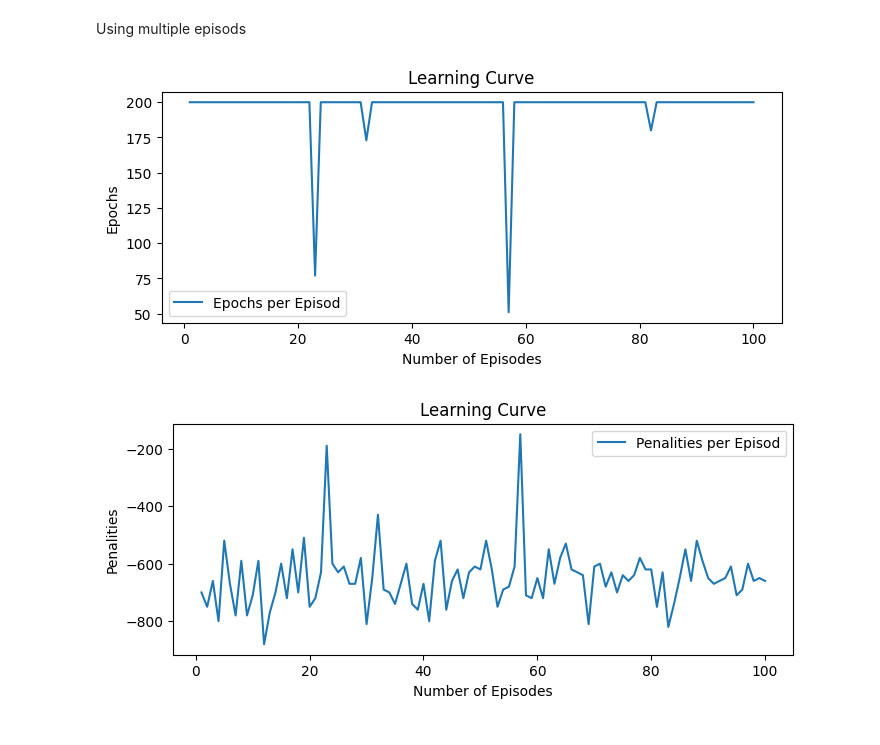
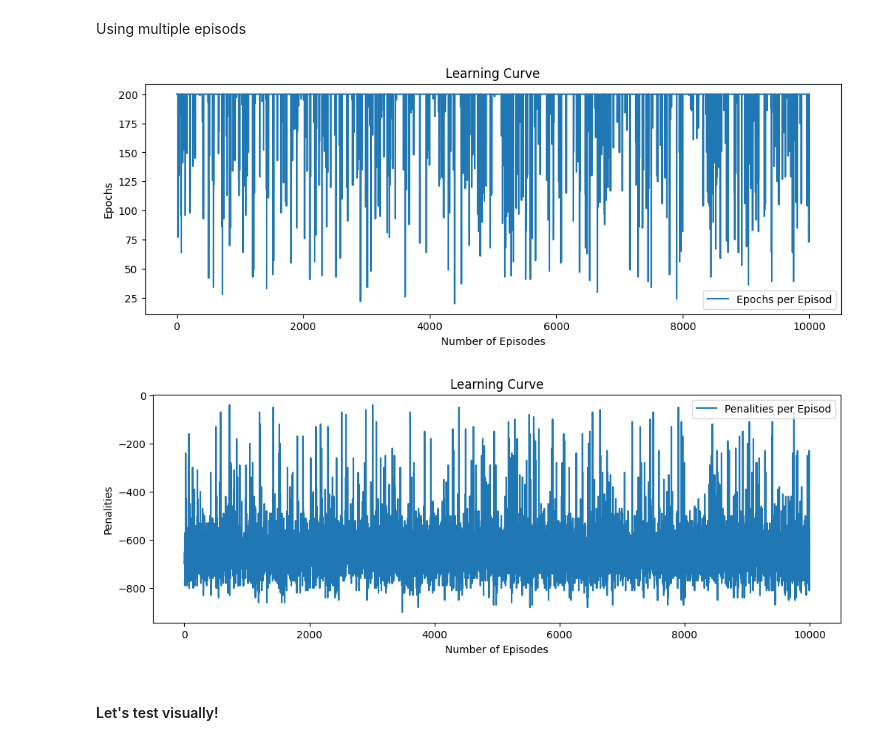
Before and after one commit to abdel-habib/reinforcement-learning-taxiv3-solution, a Jupyter notebook: random_agent.ipynb, the cells around one changed output. Drawn from its saved outputs; the diff is of its cells as text; code cells hidden in the pictures.

```diff
--- a/random_agent.ipynb
+++ b/random_agent.ipynb
@@ -90,14 +81,14 @@ Penalties incurred: -680
 # %% [markdown]
 Using multiple episods
 # %%
-n_episods = agents.Value(data=100, label='n_Episods')
+n_episodes = agents.Value(data=10000, label='n_Episodes')
 
 # For plotting metrics
 epochs_per_episode = []
 penalties_per_episode = []
 
 
-for episode in range(n_episods.data):
+for episode in range(n_episodes.data):
     # defining and keeping track of values
     penalties = agents.Value(data=0, label='penalties')
     total_rewards = agents.Value(data=0, label='penalties')
@@ -123,12 +114,16 @@ for episode in range(n_episods.data):
             penalties += reward
 
         epochs += 1
+        # logger.info(f"Episode {_ + 1}: Length = {epochs.data}, Terminated = {terminated}, Truncated = {truncated}")
+
 
     epochs_per_episode.append(epochs.data)
     penalties_per_episode.append(penalties.data)
 # %%
-utils.plot_learning(list(range(1, n_episods.data + 1)), epochs_per_episode, legend_title='Epochs per Episod', ylabel='Epochs')
-utils.plot_learning(list(range(1, n_episods.data + 1)), penalties_per_episode, legend_title='Penalities per Episod', ylabel='Penalities')
+utils.plot_learning(list(range(1, n_episodes.data + 1)), epochs_per_episode, legend_title='Epochs per Episod', ylabel='Epochs')
+utils.plot_learning(list(range(1, n_episodes.data + 1)), penalties_per_episode, legend_title='Penalities per Episod', ylabel='Penalities')
 # %% [output]
-[figure, old version]
+[figure, new version]
-[figure, old version]
+[figure, new version]
+# %% [markdown]
+#### Let's test visually!
```
Also changed, not shown: parts of 5 cells of this notebook, 5 other files.
